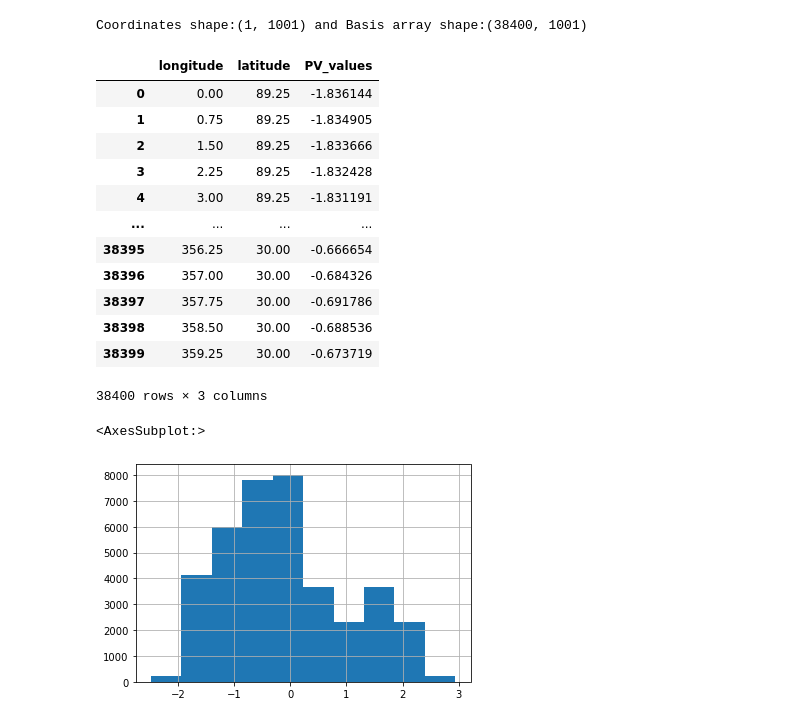
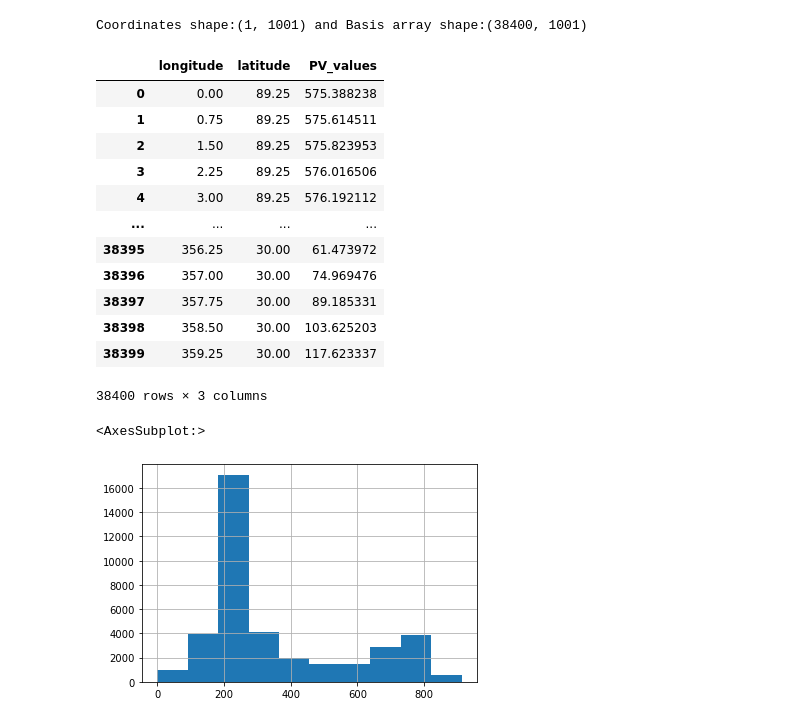
Before and after one commit to marvande/Non-linear-feature-extraction-of-the-stratoshpere, a Jupyter notebook: source/data.ipynb, the cells around one changed output. Drawn from its saved outputs; the diff is of its cells as text; code cells hidden in the pictures.

```diff
--- a/source/data.ipynb
+++ b/source/data.ipynb
@@ -47,8 +62,12 @@ anomalies_cf.head(3)
+# %%
+# Sample `February 6th 1981 at 6AM':
+date = '1981-02-06 06:00:00'
+sample_raw = raw_cf[raw_cf.Date == date]
 # %%
 # Look at small sample of data:
-sample_anomaly = anomalies_cf.sample(1)
-sample_anomaly_array = np.array(
-    sample_anomaly.drop(['Unnamed: 0', 'Date'], axis=1))
+#sample_anomaly = anomalies_cf.sample(1)
+sample_raw_array = np.array(
+    sample_raw.drop(['Unnamed: 0', 'Date'], axis=1))
 
 basis_array = np.array(basis_cv.drop(['Unnamed: 0', 'Lon', 'Lat'], axis=1))
 
@@ -71,36 +90,36 @@ def basis_transf(coordinates, basis):
         basis = basis.T
     for i in range(len(coordinates)):
         x += coordinates[i]*basis[i]
-    return x
+    return x*1e6
 # %%
 # Apply basis transformation to sample point:
 X_sample = pd.DataFrame(
     data={
         'longitude': basis_cv['Lon'],
         'latitude': basis_cv['Lat'],
-        'PV_values': basis_transf(sample_anomaly_array, basis_array)
+        'PV_values': basis_transf(sample_raw_array, basis_array)
     })
 X_sample
 # %% [output]
 |  | longitude | latitude | PV_values |
-| 0 | 0.00 | 89.25 | -1.836144 |
-| 1 | 0.75 | 89.25 | -1.834905 |
-| 2 | 1.50 | 89.25 | -1.833666 |
-| 3 | 2.25 | 89.25 | -1.832428 |
-| 4 | 3.00 | 89.25 | -1.831191 |
+| 0 | 0.00 | 89.25 | 575.388238 |
+| 1 | 0.75 | 89.25 | 575.614511 |
+| 2 | 1.50 | 89.25 | 575.823953 |
+| 3 | 2.25 | 89.25 | 576.016506 |
+| 4 | 3.00 | 89.25 | 576.192112 |
 | ... | ... | ... | ... |
-| 38395 | 356.25 | 30.00 | -0.666654 |
-| 38396 | 357.00 | 30.00 | -0.684326 |
-| 38397 | 357.75 | 30.00 | -0.691786 |
-| 38398 | 358.50 | 30.00 | -0.688536 |
-| 38399 | 359.25 | 30.00 | -0.673719 |
+| 38395 | 356.25 | 30.00 | 61.473972 |
+| 38396 | 357.00 | 30.00 | 74.969476 |
+| 38397 | 357.75 | 30.00 | 89.185331 |
+| 38398 | 358.50 | 30.00 | 103.625203 |
+| 38399 | 359.25 | 30.00 | 117.623337 |
 38400 rows × 3 columns
 # %%
 # Look at PV_values:
 X_sample['PV_values'].hist()
 # %% [output]
 <AxesSubplot:>
-[figure, old version]
+[figure, new version]
 # %%
 lat=X_sample.latitude.values
 lon=X_sample.longitude.values
```
Also changed, not shown: parts of 2 cells of this notebook.
